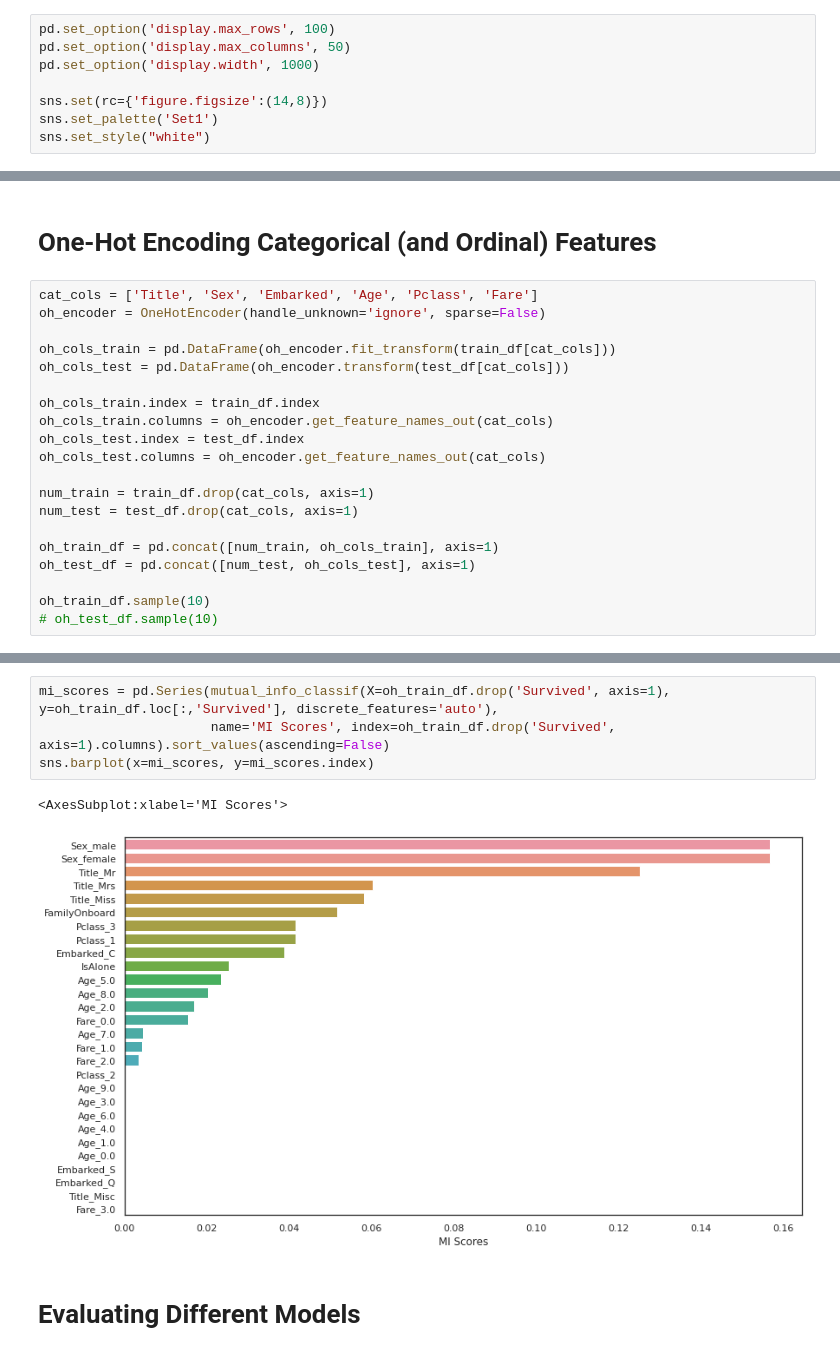
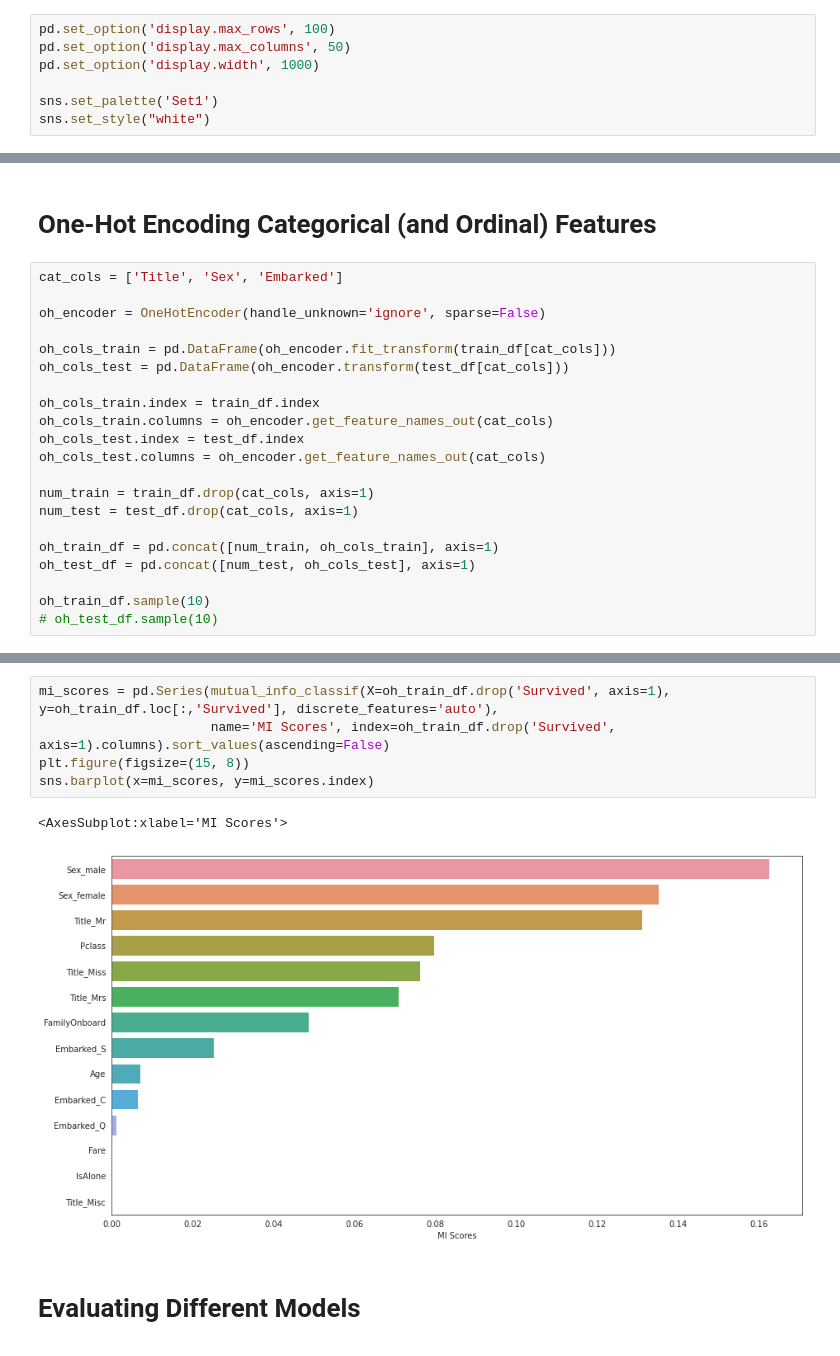
Before and after one commit to Hormozzan/TitanicPassengersSurvivalPrediction, a Jupyter notebook: titanic-passengers-survival-prediction.ipynb, the cells around one changed output, grey strips where cells are left out. Saved outputs shown, nothing was run; the diff lists cells and outputs as text.

```diff
--- a/titanic-passengers-survival-prediction.ipynb
+++ b/titanic-passengers-survival-prediction.ipynb
@@ -43,7 +42,6 @@ pd.set_option('display.max_rows', 100)
 pd.set_option('display.max_columns', 50)
 pd.set_option('display.width', 1000)
 
-sns.set(rc={'figure.figsize':(14,8)})
 sns.set_palette('Set1')
 sns.set_style("white")
 # %% [markdown]
@@ -427,7 +426,8 @@ sns.heatmap(train_df.corr(), cmap=sns.diverging_palette(200, 10, as_cmap=True),
 # %% [markdown]
 # One-Hot Encoding Categorical (and Ordinal) Features
 # %%
-cat_cols = ['Title', 'Sex', 'Embarked', 'Age', 'Pclass', 'Fare']
+cat_cols = ['Title', 'Sex', 'Embarked']
+
 oh_encoder = OneHotEncoder(handle_unknown='ignore', sparse=False)
 
 oh_cols_train = pd.DataFrame(oh_encoder.fit_transform(train_df[cat_cols]))
@@ -461,10 +461,11 @@ oh_train_df.sample(10)
 # %%
 mi_scores = pd.Series(mutual_info_classif(X=oh_train_df.drop('Survived', axis=1), y=oh_train_df.loc[:,'Survived'], discrete_features='auto'),
                       name='MI Scores', index=oh_train_df.drop('Survived', axis=1).columns).sort_values(ascending=False)
+plt.figure(figsize=(15, 8))
 sns.barplot(x=mi_scores, y=mi_scores.index)
 # %% [output]
 <AxesSubplot:xlabel='MI Scores'>
-[figure, old version]
+[figure, new version]
 # %% [markdown]
 # Evaluating Different Models
 # %%
```
Also changed, not shown: parts of 40 cells of this notebook.
